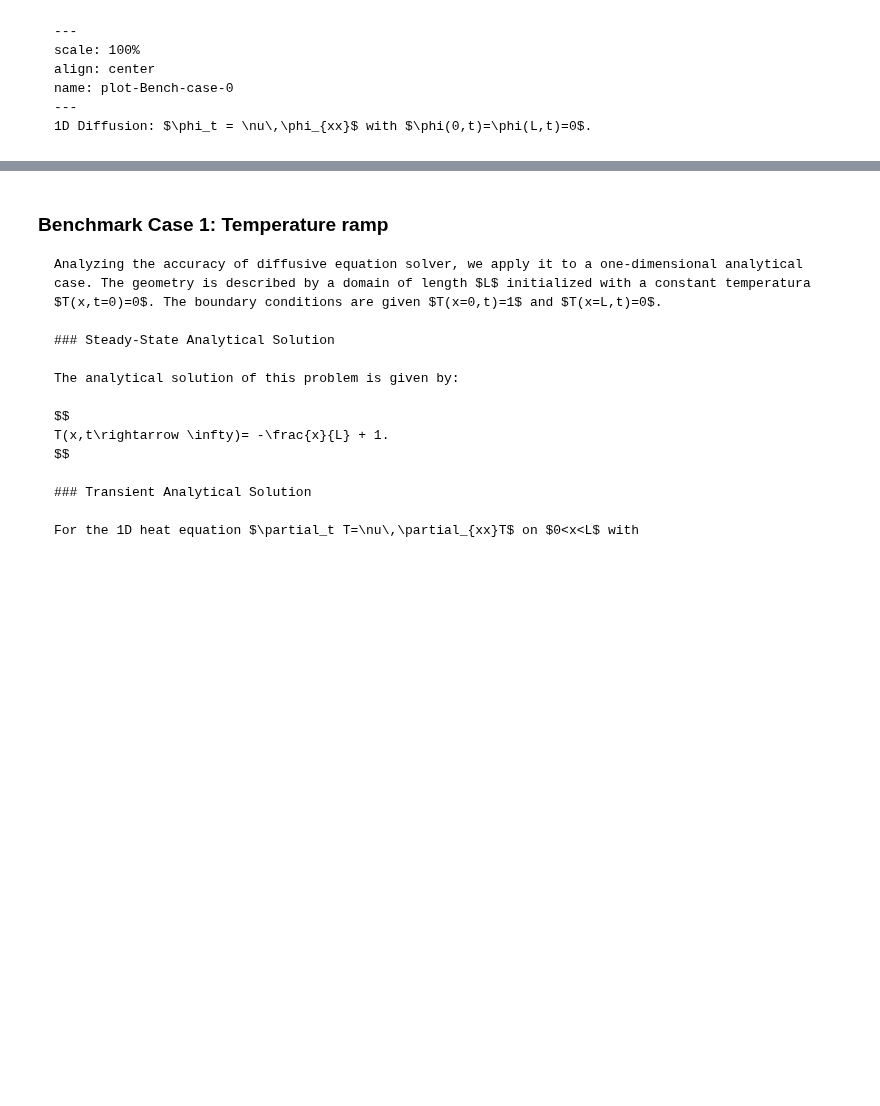
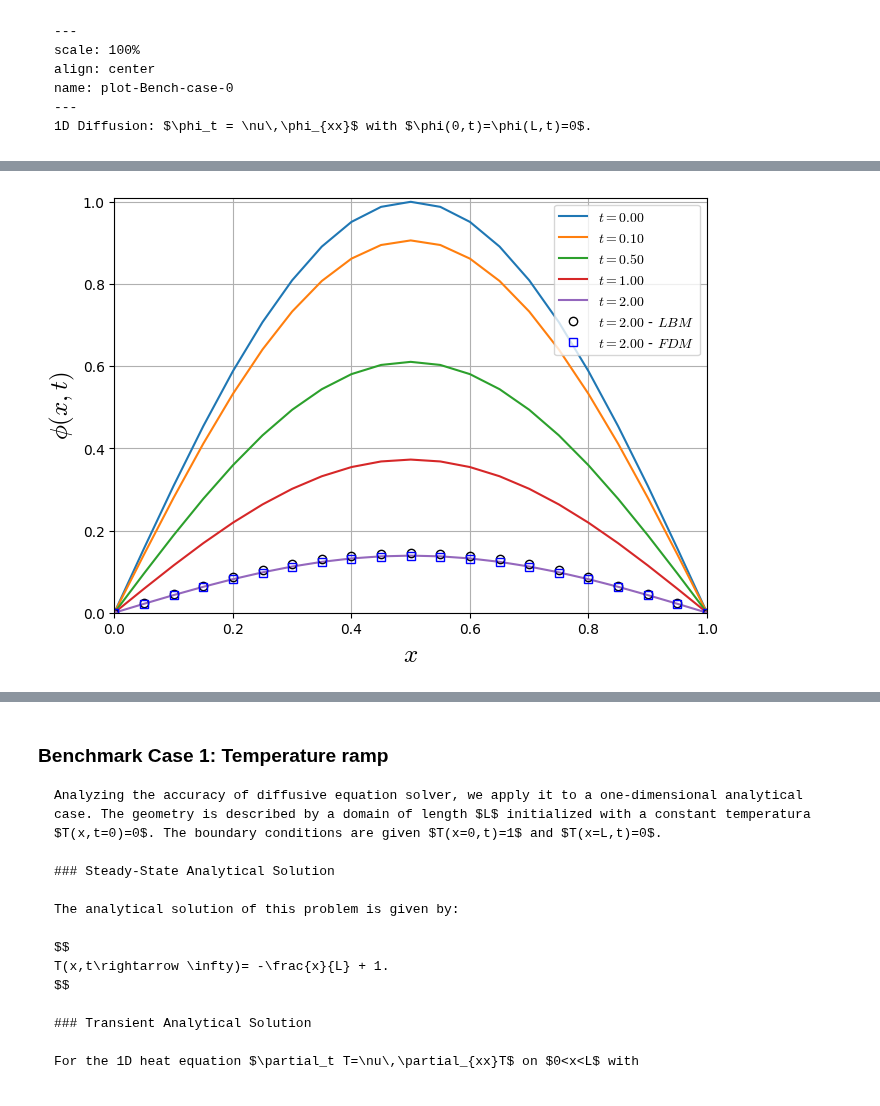
Before and after one commit to Ricardoleite/Bazarin-R.L.M.-AcademicDocumentation, a Jupyter notebook: docs/source/LBM-Study/Diffusive-Equation.ipynb, the cells around one changed output, grey strips where cells are left out. Drawn from its saved outputs; the diff is of its cells as text; code cells hidden in the pictures; blank space fills up the shorter version.

```diff
--- a/docs/source/LBM-Study/Diffusive-Equation.ipynb
+++ b/docs/source/LBM-Study/Diffusive-Equation.ipynb
@@ -347,0 +439,31 @@ name: plot-Bench-case-0
+# %%
+from pylab import *
+import numpy as np
+import matplotlib.pyplot as plt
+matplotlib.rcParams['mathtext.fontset'] = 'cm'
+# --- Parameters ---
+L = 1.0        # Domain length
+nu = 0.1/1.0       # Diffusion coefficient
+nx = 21       # Number of spatial points
+x = np.linspace(0, L, nx)
+# --- Analytical solution function ---
+def phi(x, t, L, nu):
+    return np.sin(np.pi * x / L) * np.exp(-nu * (np.pi / L)**2 * t)
+# --- Time snapshots to plot ---
+times = [0.0, 0.1, 0.5, 1.0, 2.0]
+# --- Plot ---
+plt.figure(figsize=(7, 5))
+for t in times:
+    plt.plot(x, phi(x, t, L, nu), label=f"$t = {t:.2f}$")
+plt.plot(xl, T, 'ko' ,label='$t=2.00$ - $LBM$',fillstyle='none')
+plt.plot(xl, Tf, 'bs' ,label='$t=2.00$ - $FDM$',fillstyle='none')
+plt.xlabel(r"$x$",fontsize=18)
+plt.ylabel(r"$\phi(x,t)$",fontsize=18)
+plt.legend()
+plt.xlim(0,1)
+plt.ylim(0,1.01)
+plt.grid(True)
+plt.tight_layout()
+plt.show()
+# %% [output]
+[figure, added]
```
Also changed, not shown: parts of 4 cells of this notebook, 1 other file.
